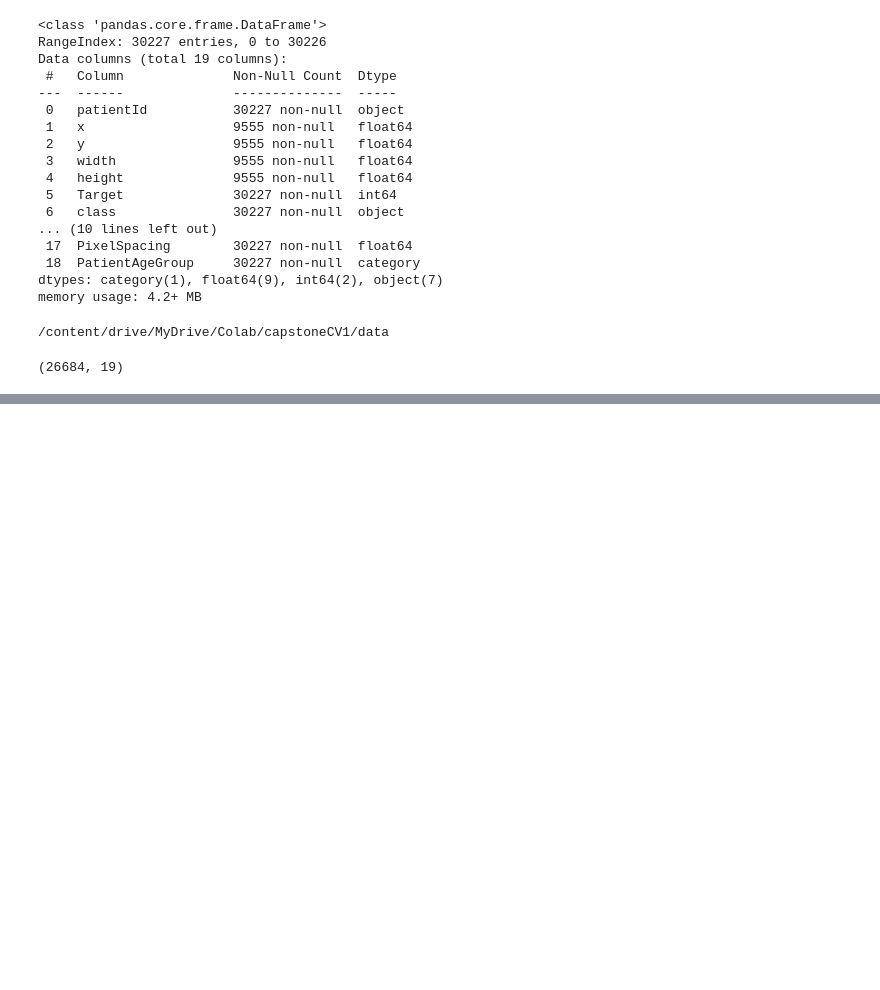
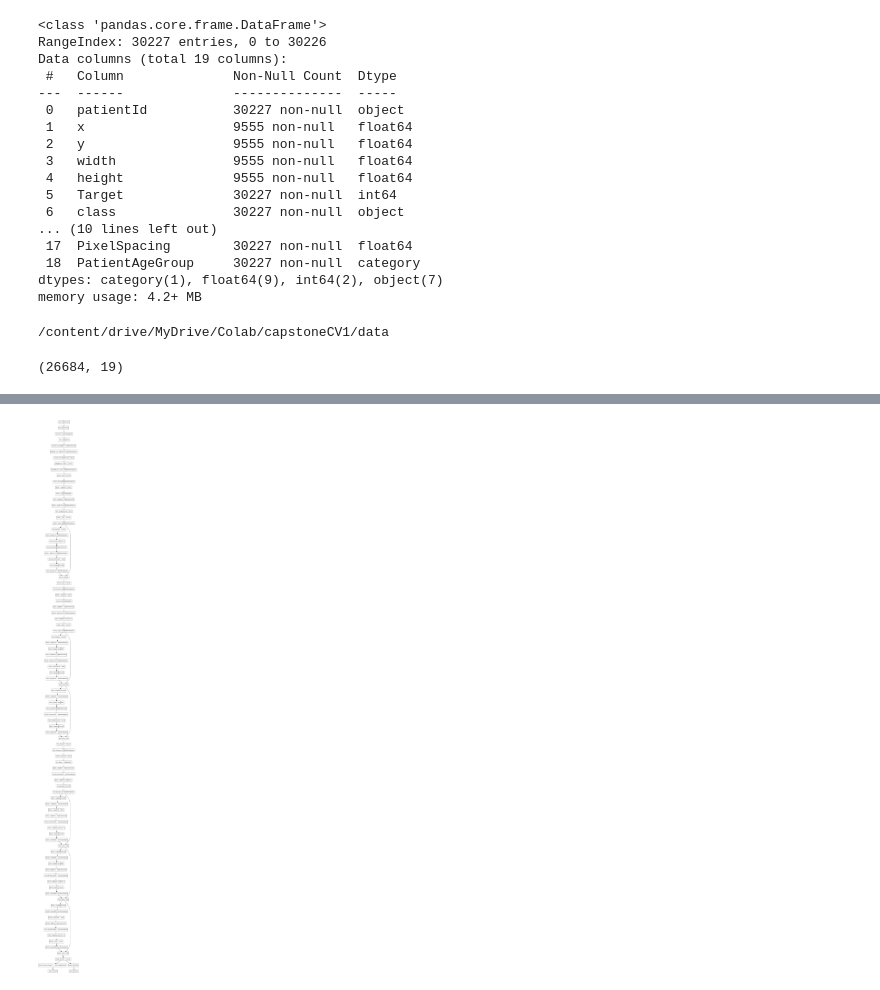
Before and after one commit to vedthebest/Pneumonia-Detection, a Jupyter notebook: mobilenetv2_cl_loc_CV1.ipynb, the cells around one changed output, grey strips where cells are left out. Cells and saved outputs as stored; diff of their text form; code cells hidden in the pictures; blank space fills up the shorter version.

```diff
--- a/mobilenetv2_cl_loc_CV1.ipynb
+++ b/mobilenetv2_cl_loc_CV1.ipynb
@@ -221,0 +378,16 @@ InvalidArgumentError: ignored
+# %%
+#build model with classification and localization
+def build_mn_cl_loc_model():
+  model=tf.keras.applications.MobileNetV2(include_top = False, weights="imagenet", input_shape=(128, 128, 3))
+  model.layers[0].trainable = False
+  chopped_mobilenet = Model(inputs=[model.input], outputs=[model.layers[90].output]) #get_layer('Conv1')
+  classification_output=tf.keras.layers.GlobalAveragePooling2D()(chopped_mobilenet.output)
+  classification_output = Dense(units=1, activation='sigmoid')(classification_output)
+  localization_output = Flatten()(chopped_mobilenet.output)
+  localization_output = Dense(units=4, activation='relu')(localization_output)
+  model = Model(inputs=[chopped_mobilenet.input], outputs=[classification_output, localization_output])
+  model.summary()
+  return model
+# %%
+mn_cl_loc_model=build_mn_cl_loc_model()
+mn_cl_loc_model.compile(optimizer='adam', loss='binary_crossentropy', metrics='accuracy')
@@ -221,0 +412,4 @@ InvalidArgumentError: ignored
+# %%
+tf.keras.utils.plot_model(mn_cl_loc_model)
+# %% [output]
+[figure, added]
```
Also changed, not shown: parts of 41 cells of this notebook.
